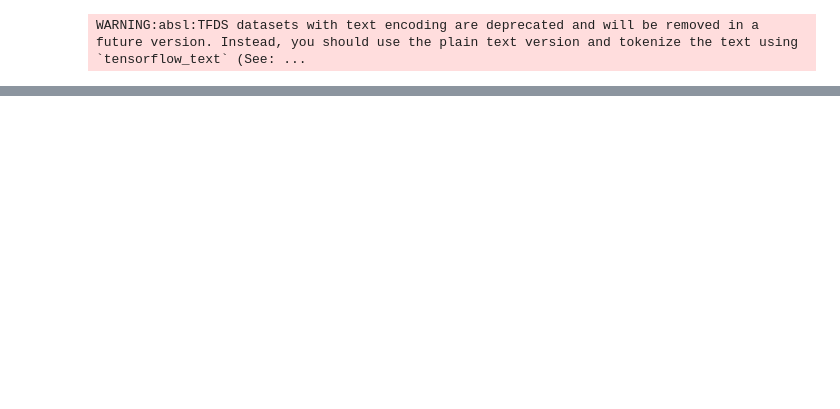
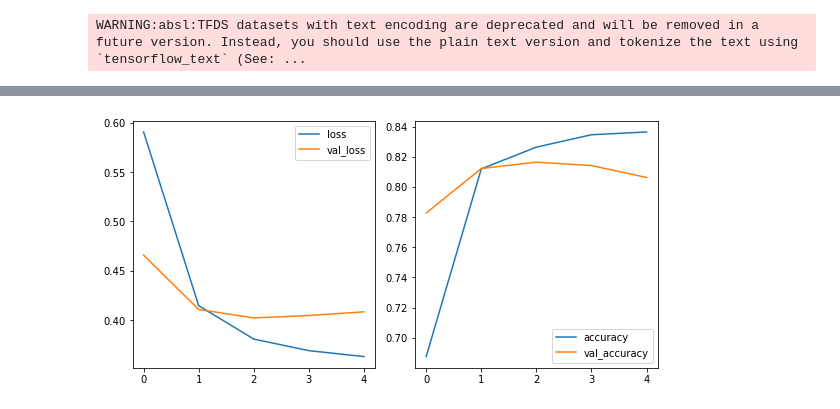
Before and after one commit to ddpham/TFExam, a Jupyter notebook: nbs/nlp/02_RNN.ipynb, the cells around one changed output, grey strips where cells are left out. Saved outputs shown, nothing was run; the diff lists cells and outputs as text; code cells hidden in the pictures; blank space fills up the shorter version.

Commit message:
update sequence models - LSTM, CNN

```diff
--- a/nbs/nlp/02_RNN.ipynb
+++ b/nbs/nlp/02_RNN.ipynb
@@ -335,0 +322,11 @@ plot_history(model.history)
+# %%
+# Với model này, chúng ta sẽ sử dụng lại dữ liệu sarcasm:
+model = keras.Sequential([
+    keras.layers.Embedding(num_words, embed_dim, input_length=max_len),
+    keras.layers.GlobalAveragePooling1D(), #default: pooling_size=2
+    keras.layers.Flatten(),
+    keras.layers.Dense(24, activation='relu'),
+    keras.layers.Dense(1, activation='sigmoid')
+])
+model.compile(optimizer='rmsprop', loss='binary_crossentropy', metrics='accuracy')
+model.fit(train_sequences, train_labels, epochs=5, validation_data=(valid_sequences, valid_labels))
@@ -335,0 +345,4 @@ plot_history(model.history)
+# %%
+plot_history(model.history)
+# %% [output]
+[figure, added]
```
Also changed, not shown: parts of 17 cells of this notebook.
